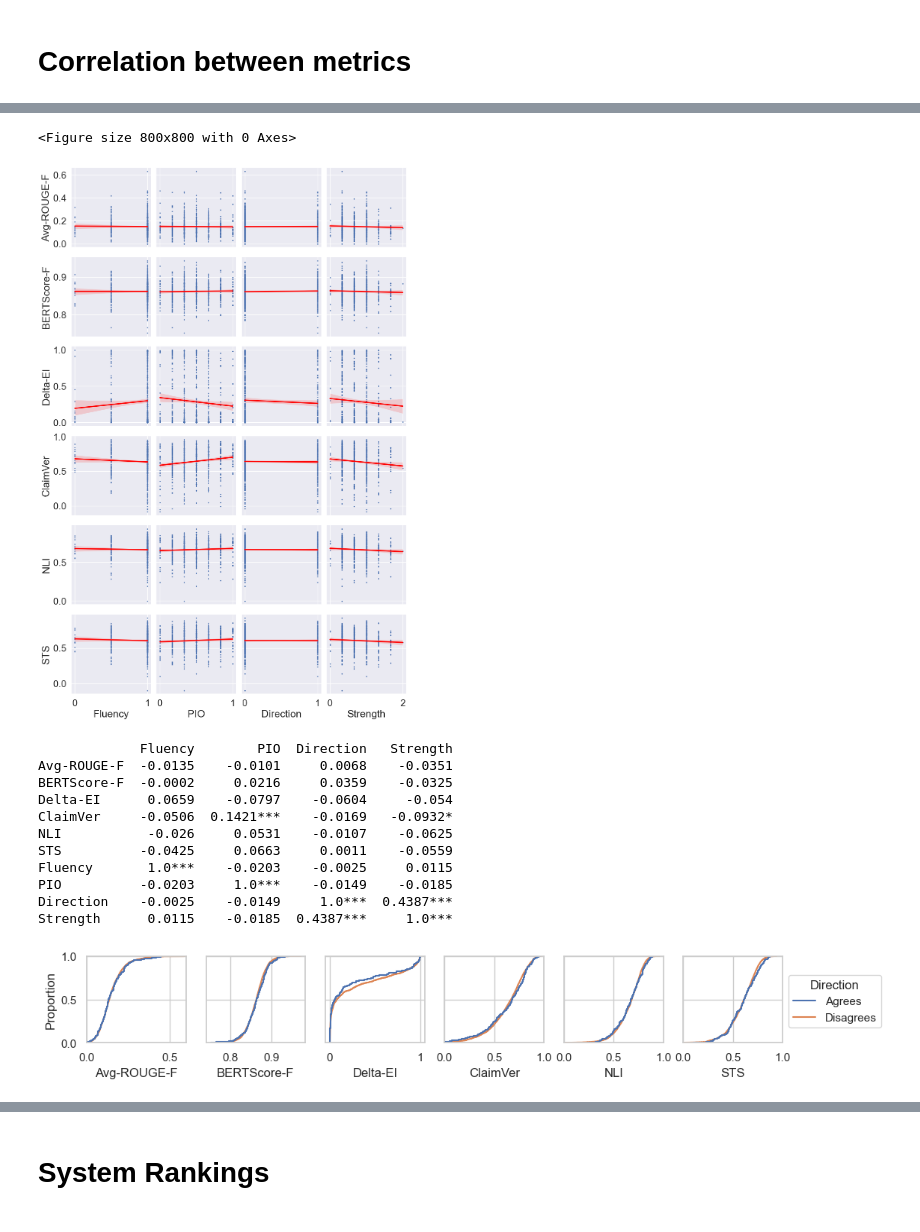
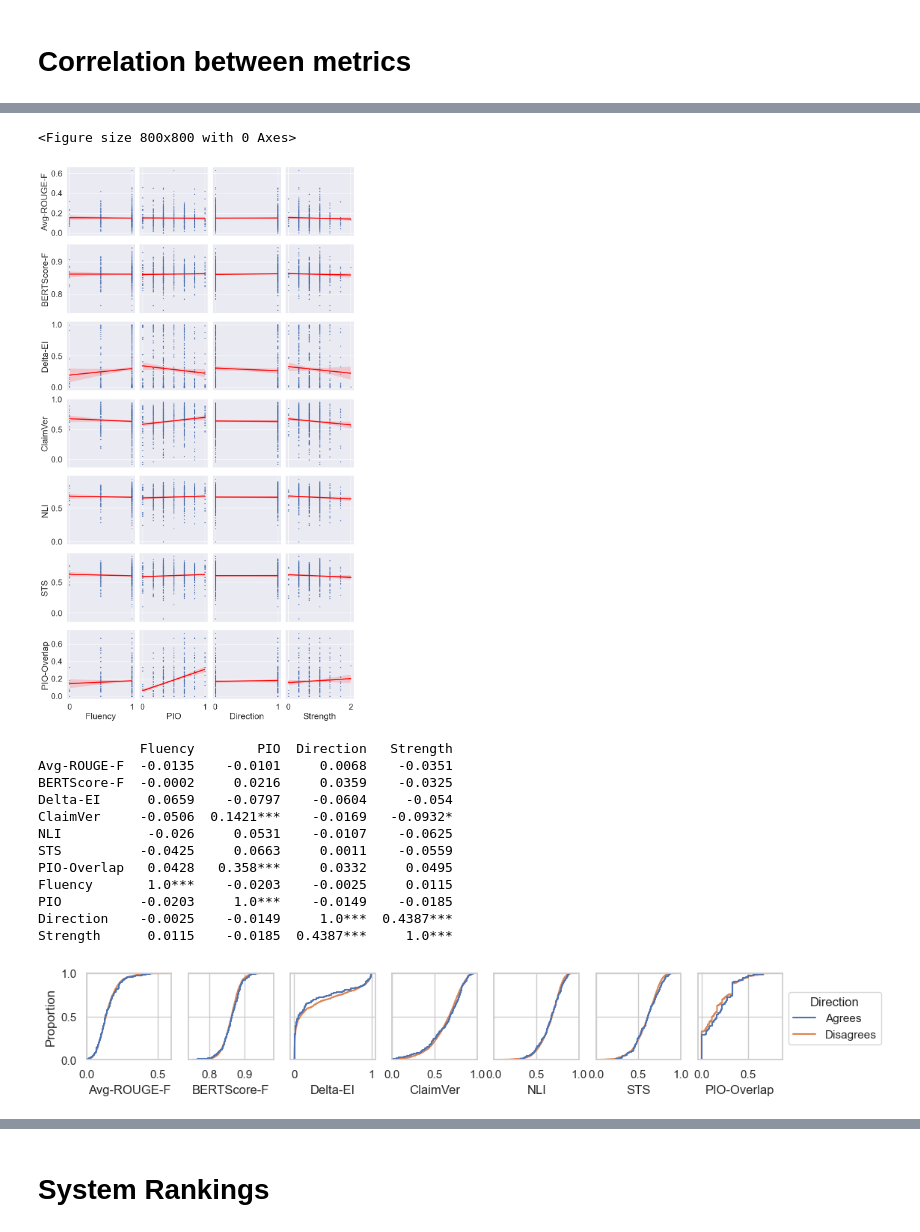
Before and after one commit to allenai/mslr-annotated-dataset, a Jupyter notebook: notebooks/lucyw_analysis.ipynb, the cells around one changed output, grey strips where cells are left out. Saved outputs shown, nothing was run; the diff lists cells and outputs as text; code cells hidden in the pictures.

```diff
--- a/notebooks/lucyw_analysis.ipynb
+++ b/notebooks/lucyw_analysis.ipynb
@@ -179,7 +179,7 @@ for entry in cochrane:
                 'i_overlap_substring': pred['overlap_scores']['substring']['INT'],
                 'o_overlap_substring': pred['overlap_scores']['substring']['OUT'],
 
-                'PIO-overlap': np.mean([
+                'PIO-Overlap': np.mean([
                     pred['overlap_scores']['substring']['PAR'],
                     pred['overlap_scores']['substring']['INT'],
                     pred['overlap_scores']['substring']['OUT'],
@@ -394,7 +394,7 @@ SciSpace        4: 0.865        2: 0.660        3: 0.277        1: 0.688
 # Correlation between metrics
 # %%
 # Correlation coefficients for automated metrics
-automated_metrics = ["Avg-ROUGE-F", "BERTScore-F", "Delta-EI", "ClaimVer", "NLI", "STS"]
+automated_metrics = ["Avg-ROUGE-F", "BERTScore-F", "Delta-EI", "ClaimVer", "NLI", "STS", "PIO-Overlap"]
 
 df_metrics = df[automated_metrics]
 
@@ -494,34 +506,33 @@ plt.show()
 # %%
 h = plt.figure(figsize=(8, 8))
 sns.set(font_scale=1.6)
 
 sns.pairplot(
     df_annot,
 #     hue="exp_name",
-    y_vars=["Avg-ROUGE-F", "BERTScore-F", "Delta-EI", "ClaimVer", "NLI", "STS"],
+    y_vars=automated_metrics,
     x_vars=[
         "Fluency",
         "PIO",
         "Direction",
         "Strength",
 #         "annot_all"
     ],
 #     kind="scatter",
 #     kind="kde",
 #     palette="muted"
     kind="reg",
     plot_kws={
         'line_kws':{'color':'red'},
         'scatter_kws': {'s': 2}
     }
 )
 plt.show()
 # %% [output]
 <Figure size 800x800 with 0 Axes>
-[figure, old version]
+[figure, new version]
 # %%
 # Correlation coefficients for automated metrics
-automated_metrics = ["Avg-ROUGE-F", "BERTScore-F", "Delta-EI", "ClaimVer", "NLI", "STS"]
 human_facets = ['Fluency', 'PIO', 'Direction', 'Strength']
 
 df_metrics = df[automated_metrics + human_facets]
@@ -545,19 +556,20 @@ Delta-EI      0.0659    -0.0797    -0.0604     -0.054
 ClaimVer     -0.0506  0.1421***    -0.0169   -0.0932*
 NLI           -0.026     0.0531    -0.0107    -0.0625
 STS          -0.0425     0.0663     0.0011    -0.0559
+PIO-Overlap   0.0428   0.358***     0.0332     0.0495
 Fluency       1.0***    -0.0203    -0.0025     0.0115
 PIO          -0.0203     1.0***    -0.0149    -0.0185
 Direction    -0.0025    -0.0149     1.0***  0.4387***
 Strength      0.0115    -0.0185  0.4387***     1.0***
 # %%
 # does Delta-EI measure directional agreement??
-metrics_to_plot = ['Avg-ROUGE-F', 'BERTScore-F', 'Delta-EI', 'ClaimVer', 'NLI', 'STS']
+metrics_to_plot = automated_metrics
 
 sns.set(font_scale=1.0)
 sns.set_style("whitegrid")
 
 plt.close()
-fig, axes = plt.subplots(1, 6, figsize=(12, 1.5), sharey=True)
+fig, axes = plt.subplots(1, 7, figsize=(12, 1.5), sharey=True)
 plt.subplots_adjust(wspace=0.2)
 
 for i, x in enumerate(metrics_to_plot):
@@ -571,9 +583,9 @@ for i, x in enumerate(metrics_to_plot):
     # sns.boxplot(y=df_ed["Direction"], x=df_ed["Delta-EI"])
 
     # empirical cumulative distribution functions
-    final = sns.ecdfplot(ax=axes[i], data=df_ed, x=x, hue="Direction", legend=(i==5))
+    final = sns.ecdfplot(ax=axes[i], data=df_ed, x=x, hue="Direction", legend=(i==6))
 
-sns.move_legend(final, "upper left", bbox_to_anchor=(1, 0.85))
+sns.move_legend(final, "upper left", bbox_to_anchor=(1.0, 0.85))
 axes[0].set_xlim(0, 0.6)
 axes[3].set_xlim(0, 1)
 axes[4].set_xlim(0, 1)
@@ -581,7 +593,7 @@ axes[5].set_xlim(0, 1)
 
 plt.show()
 # %% [output]
-[figure, old version]
+[figure, new version]
 # %%
 # is anything correlated with human-assessed PIO?
 
```
Also changed, not shown: parts of 20 cells of this notebook, 3 other files.
